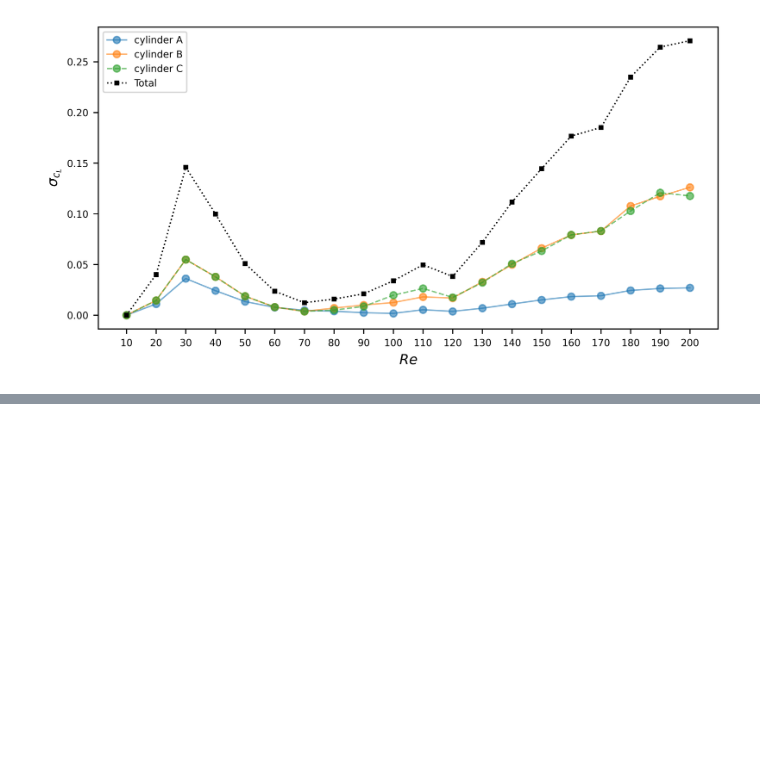
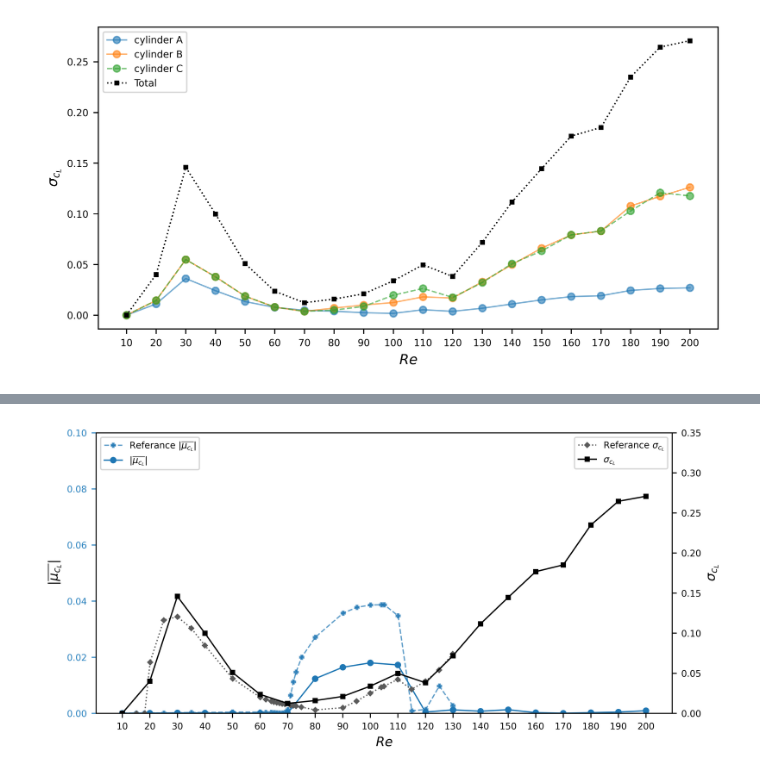
Before and after one commit to darshan315/fluidic_pinball, a Jupyter notebook: pydrl/notebooks/plot_reynolds_number.ipynb, the cells around one changed output, grey strips where cells are left out. Saved outputs shown, nothing was run; the diff lists cells and outputs as text; code cells hidden in the pictures; blank space fills up the shorter version.

```diff
--- a/pydrl/notebooks/plot_reynolds_number.ipynb
+++ b/pydrl/notebooks/plot_reynolds_number.ipynb
@@ -22,6 +22,7 @@ c_mean = [[] for i in range(len(cases))]
 a_std  = [[] for i in range(len(cases))]
 b_std  = [[] for i in range(len(cases))]
 c_std  = [[] for i in range(len(cases))]
+magnitude = []
 
 for i, case in enumerate(cases):
 
@@ -57,6 +58,7 @@ for i, case in enumerate(cases):
     a_std[i].append(trimmed_df_a["cl"].head(len(trimmed_df_a["cl"])-1).std())
     b_std[i].append(trimmed_df_b["cl"].head(len(trimmed_df_a["cl"])-1).std())
     c_std[i].append(trimmed_df_c["cl"].head(len(trimmed_df_a["cl"])-1).std())
+    magnitude.append(abs(trimmed_df_a["cl"].head(len(trimmed_df_a["cl"])-1)).mean())
 
 a_mean = np.asarray(a_mean).flatten()
 b_mean = np.asarray(b_mean).flatten()
@@ -101,0 +110,33 @@ fig.savefig('RE_std.png')
+# %%
+cl_mag_ref = np.genfromtxt('./data/cl_magnitude_referance', delimiter=',', skip_header=1)
+cl_std_ref = np.genfromtxt('./data/cl_std_referance', delimiter=',', skip_header=1)
+# %%
+cl_mag = np.linalg.norm(total_mean,ord=1)
+total_mag = abs(a_mean + b_mean + c_mean)/3
+# %%
+fig, ax1 = plt.subplots(1,1,figsize=(8,4))
+
+ax1.set_ylabel(r"$|\overline{\mu_{c_L}}|}$", fontsize=font_size)
+ax1.set_xlabel(r"$Re$", fontsize=font_size)
+ax1.set_xticks(np.arange(10, 200+1, step=10))
+ax1.set_ylim(0,0.1)
+ax1.tick_params(axis='y', colors='#1f77b4')
+
+ax1.plot(cl_mag_ref[:,0], cl_mag_ref[:,1], "--", color="#1f77b4", label=r"Referance $|\overline{\mu_{c_L}}|$", linewidth=1, marker="P", markersize=3, alpha=0.7)
+ax1.plot(re, total_mag, color="#1f77b4", label=r"$|\overline{\mu_{c_L}}|$", linewidth=1, marker="o", markersize=4)
+
+ax1.legend(loc="upper left")
+
+ax2=ax1.twinx()
+ax2.set_ylabel(r"$\sigma_{c_L}$", fontsize=font_size, color='k')
+ax2.set_xlabel(r"$Re$", fontsize=font_size)
+ax2.set_xticks(np.arange(10, 200+1, step=10))
+ax2.set_ylim(0,0.35)
+
+ax2.plot(cl_std_ref[:,0], cl_std_ref[:,1], ":", color="#5a5a5a", label=r"Referance $\sigma_{c_L}$", linewidth=1, marker="D", markersize=2.5)
+ax2.plot(re, total_std, color="k", label=r"$\sigma_{c_L}$", linewidth=1, marker="s", markersize=3)
+
+ax2.legend()
+fig.savefig('RE_std_mean_combined.png')
+# %% [output]
+[figure, added]
```
Also changed, not shown: parts of 1 cell of this notebook, 2 other files.
